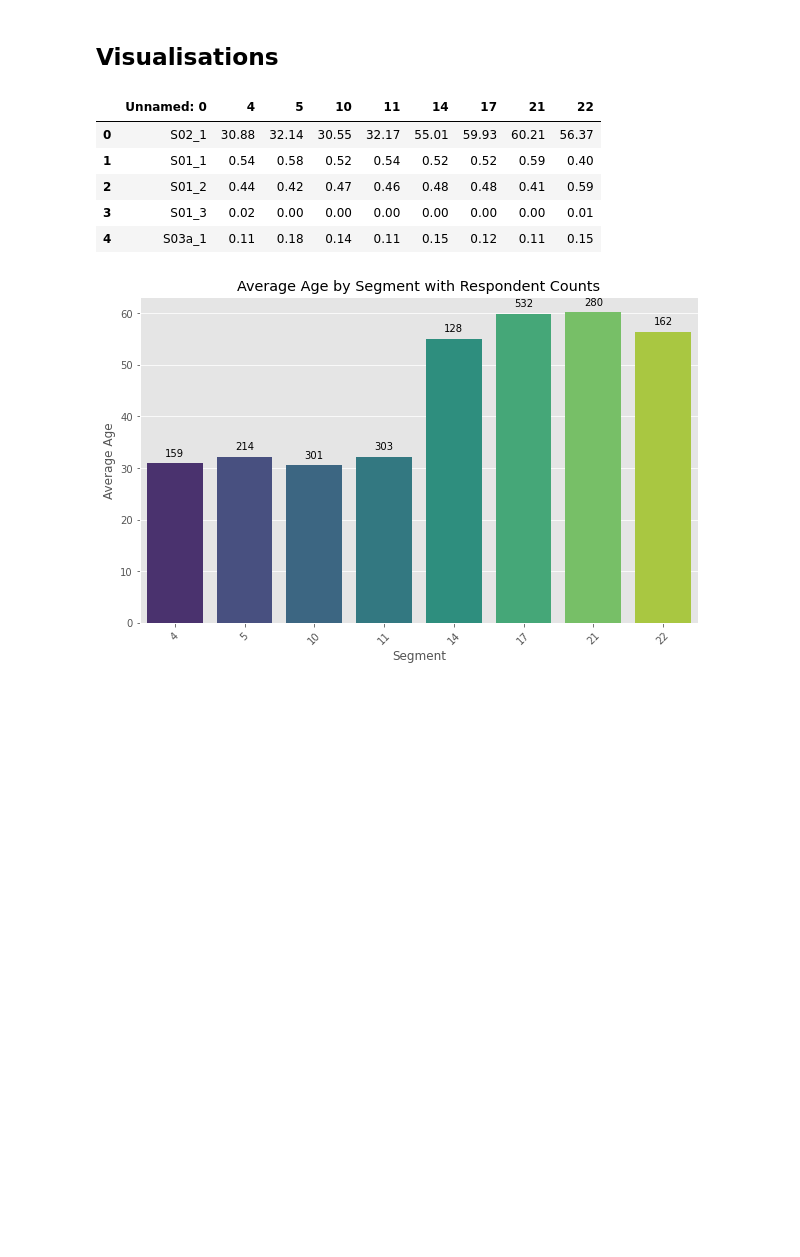
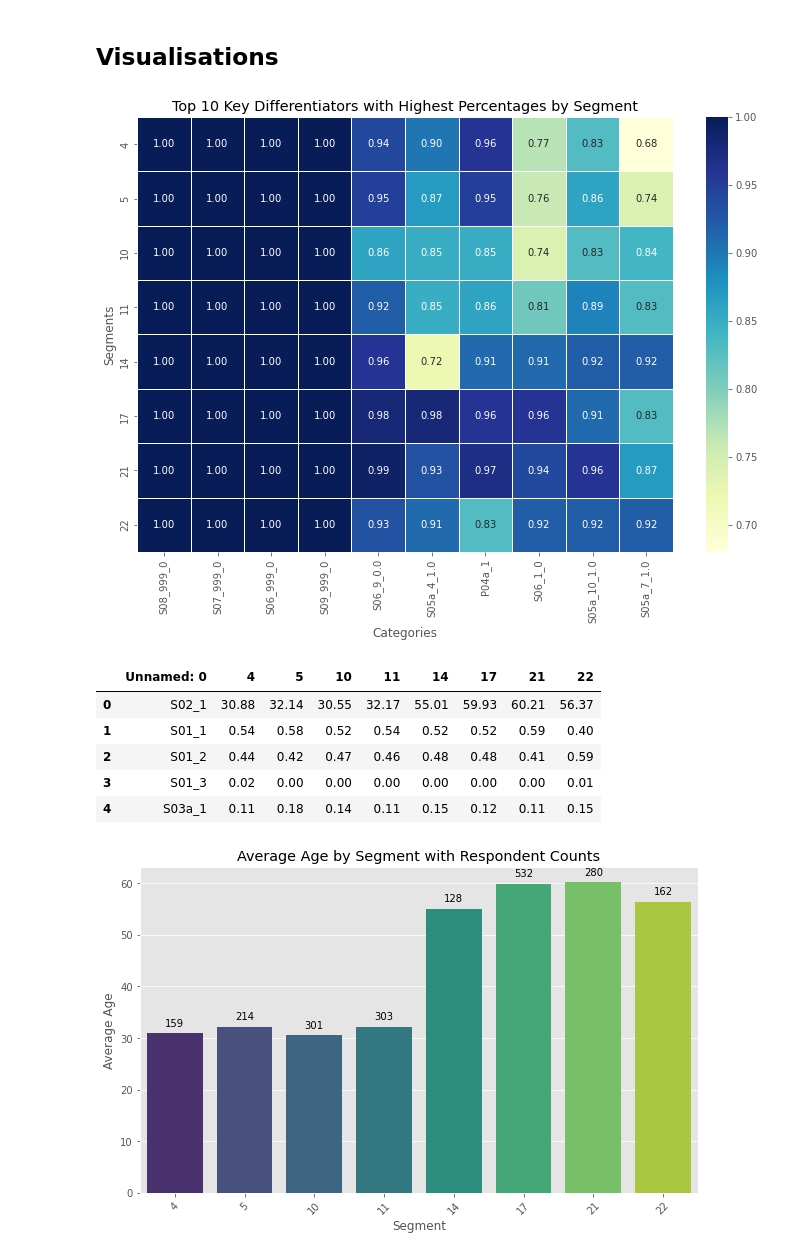
Before and after one commit to adrianacupp/conjoint_analysis, a Jupyter notebook: ExerciseAdriana/cuppuleri_part1.ipynb, the cells around one changed output. Drawn from its saved outputs; the diff is of its cells as text; code cells hidden in the pictures; blank space fills up the shorter version.

```diff
--- a/ExerciseAdriana/cuppuleri_part1.ipynb
+++ b/ExerciseAdriana/cuppuleri_part1.ipynb
@@ -208,0 +201,15 @@ cross_tab_pivot.to_csv('cross_tab_part1.csv')
+# %%
+#key diff with high percentage
+
+threshold = 0.5
+key_differentiators = categorical_summary_df[categorical_summary_df > threshold]
+
+#  Drop columns where all values are NaN (meaning no segment met the threshold for that category)
+key_differentiators = key_differentiators.dropna(axis=1, how='all')
+
+# Fill remaining NaNs with "Below Threshold" for readability
+key_differentiators_filled = key_differentiators.fillna("Below Threshold")
+
+# Display the final result
+print("Key Differentiators with High Percentages by Segment (NaNs Filled):")
+print(key_differentiators_filled)
@@ -208,0 +234,6 @@ cross_tab_pivot.to_csv('cross_tab_part1.csv')
+# %%
+#Calculate the maximum percentage for each category across segments
+top_differentiators = key_differentiators_filled.max().sort_values(ascending=False).head(10).index
+# %%
+#Select only the top 10 differentiators from the key_differentiators_filled DataFrame
+top_differentiators_df = key_differentiators[top_differentiators]
@@ -209,5 +255,15 @@ cross_tab_pivot.to_csv('cross_tab_part1.csv')
 # %% [markdown]
 ##  Visualisations
+# %%
+#Visualize the top 10 differentiators using a heatmap to show the high percentages by segment for these top differentiators
+plt.figure(figsize=(12, 8))
+sns.heatmap(top_differentiators_df, annot=True, cmap="YlGnBu", fmt=".2f", linewidths=0.5)
+plt.title("Top 10 Key Differentiators with Highest Percentages by Segment")
+plt.xlabel("Categories")
+plt.ylabel("Segments")
+plt.show()
+# %% [output]
+[figure, added]
 # %%
 # Load the combined summary data
 cross_tab_pivot = pd.read_csv('cross_tab_part1.csv')
```
Also changed, not shown: parts of 19 cells of this notebook, 1 other file.
